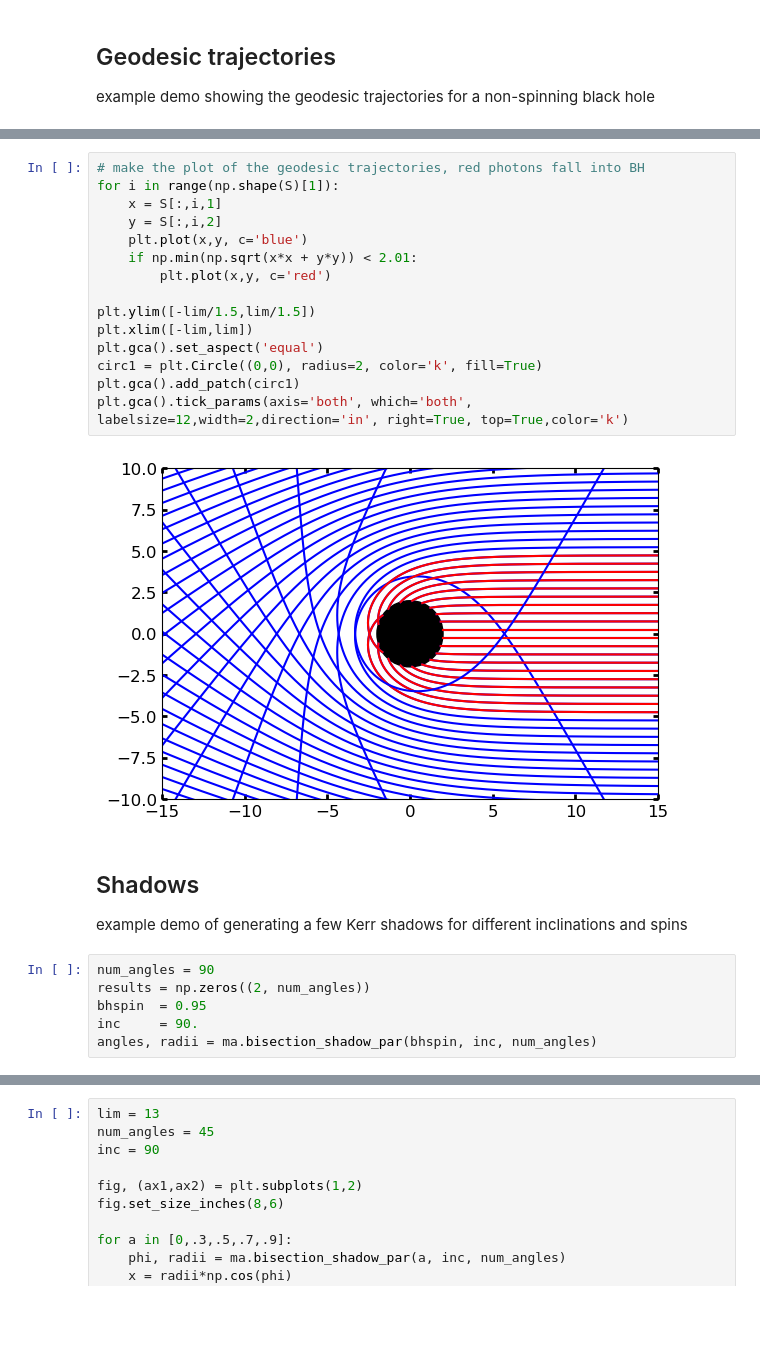
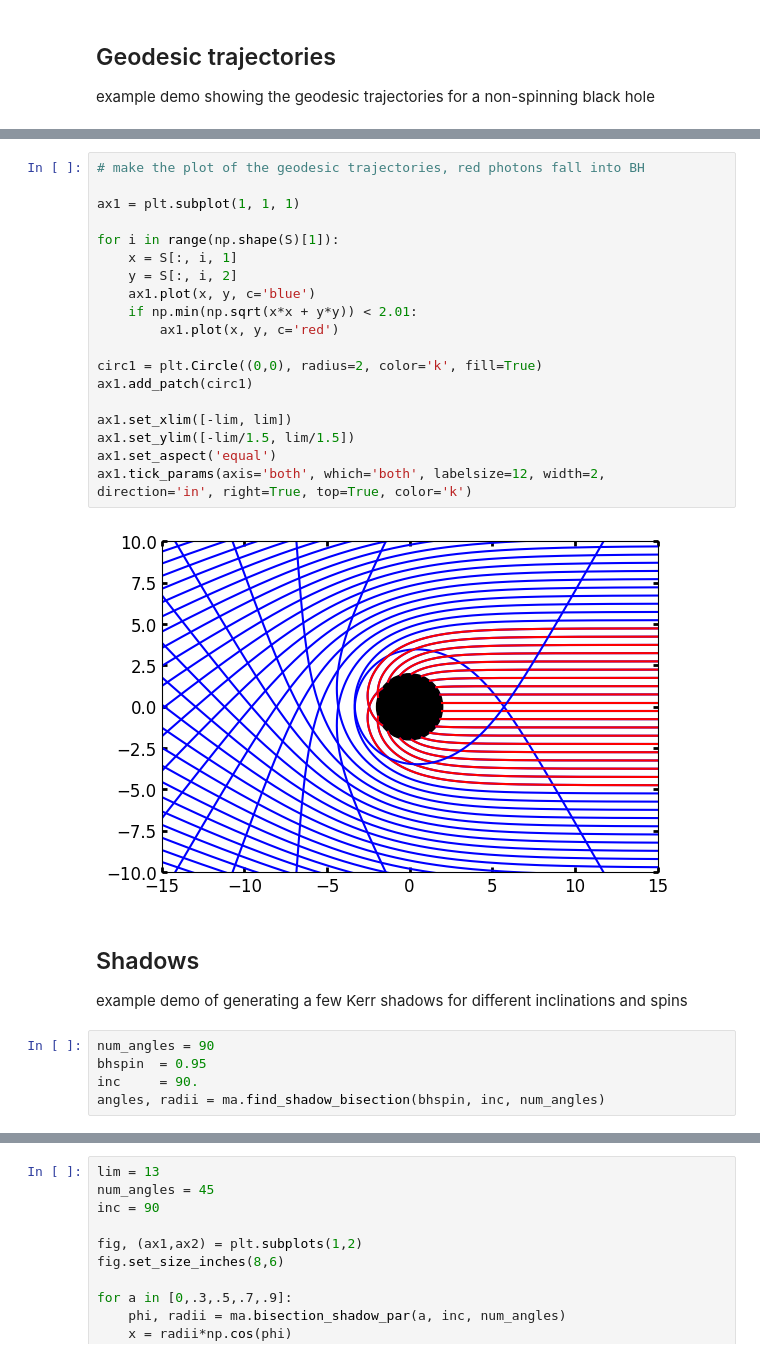
Before and after one commit to liamedeiros/Mahakala, a Jupyter notebook: demos/Mahakala_testing.ipynb, the cells around one changed output, grey strips where cells are left out. Cells and saved outputs as stored; diff of their text form; blank space fills up the shorter version.

```diff
--- a/demos/Mahakala_testing.ipynb
+++ b/demos/Mahakala_testing.ipynb
@@ -27,28 +25,31 @@ S.shape
 (819, 60, 8)
 # %%
 # make the plot of the geodesic trajectories, red photons fall into BH
+
+ax1 = plt.subplot(1, 1, 1)
+
 for i in range(np.shape(S)[1]):
-    x = S[:,i,1]
-    y = S[:,i,2]
-    plt.plot(x,y, c='blue')
+    x = S[:, i, 1]
+    y = S[:, i, 2]
+    ax1.plot(x, y, c='blue')
     if np.min(np.sqrt(x*x + y*y)) < 2.01:
-        plt.plot(x,y, c='red')
+        ax1.plot(x, y, c='red')
 
-plt.ylim([-lim/1.5,lim/1.5])
-plt.xlim([-lim,lim])
-plt.gca().set_aspect('equal')
 circ1 = plt.Circle((0,0), radius=2, color='k', fill=True)
-plt.gca().add_patch(circ1)
-plt.gca().tick_params(axis='both', which='both', labelsize=12,width=2,direction='in', right=True, top=True,color='k')
+ax1.add_patch(circ1)
+
+ax1.set_xlim([-lim, lim])
+ax1.set_ylim([-lim/1.5, lim/1.5])
+ax1.set_aspect('equal')
+ax1.tick_params(axis='both', which='both', labelsize=12, width=2, direction='in', right=True, top=True, color='k')
 # %% [output]
-[figure, old version]
+[figure, new version]
 # %% [markdown]
 ## Shadows
 example demo of generating a few Kerr shadows for different inclinations and spins
 # %%
 num_angles = 90
-results = np.zeros((2, num_angles))
 bhspin  = 0.95
 inc     = 90.
-angles, radii = ma.bisection_shadow_par(bhspin, inc, num_angles)
+angles, radii = ma.find_shadow_bisection(bhspin, inc, num_angles)
 # %%
```
Also changed, not shown: parts of 4 cells of this notebook, 5 other files.
